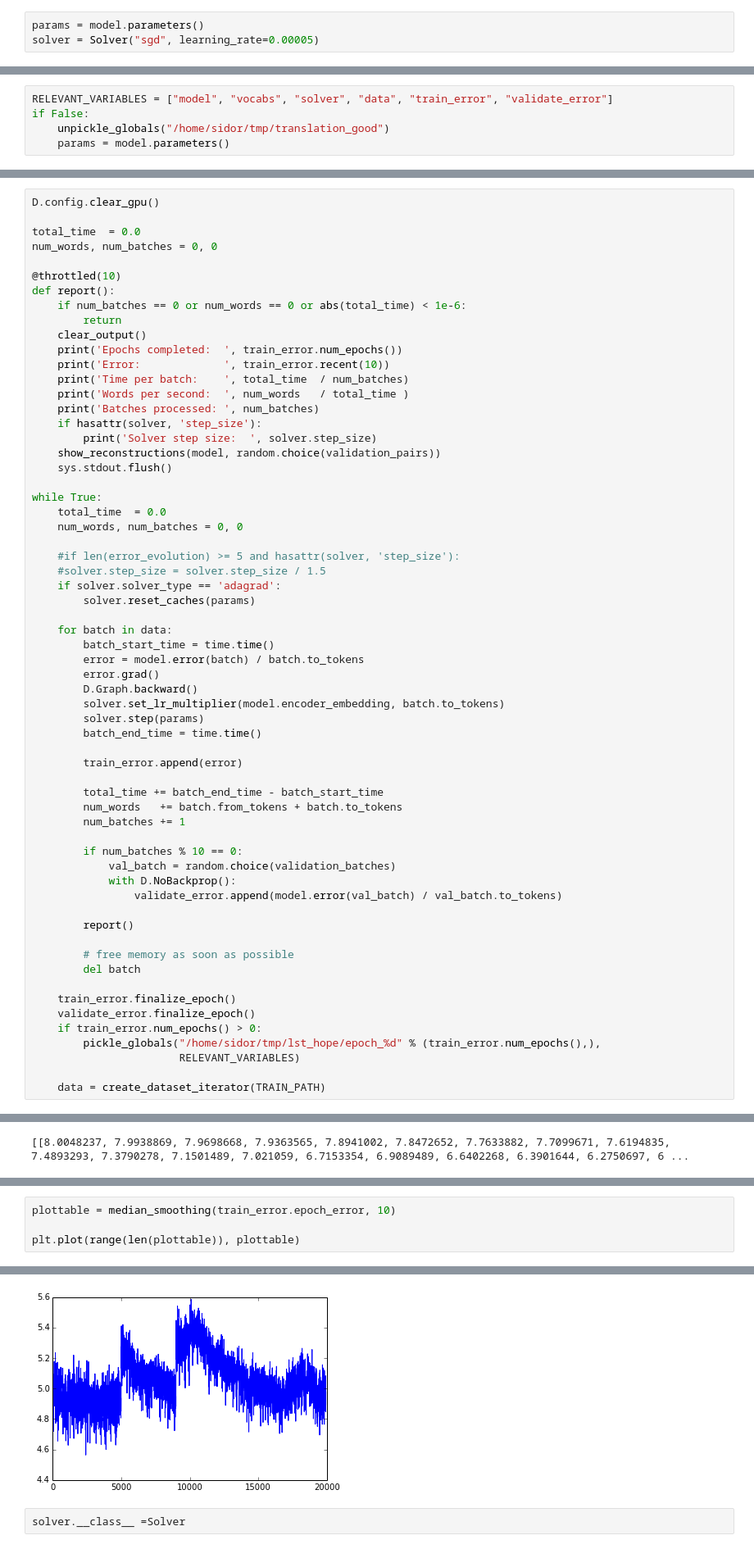
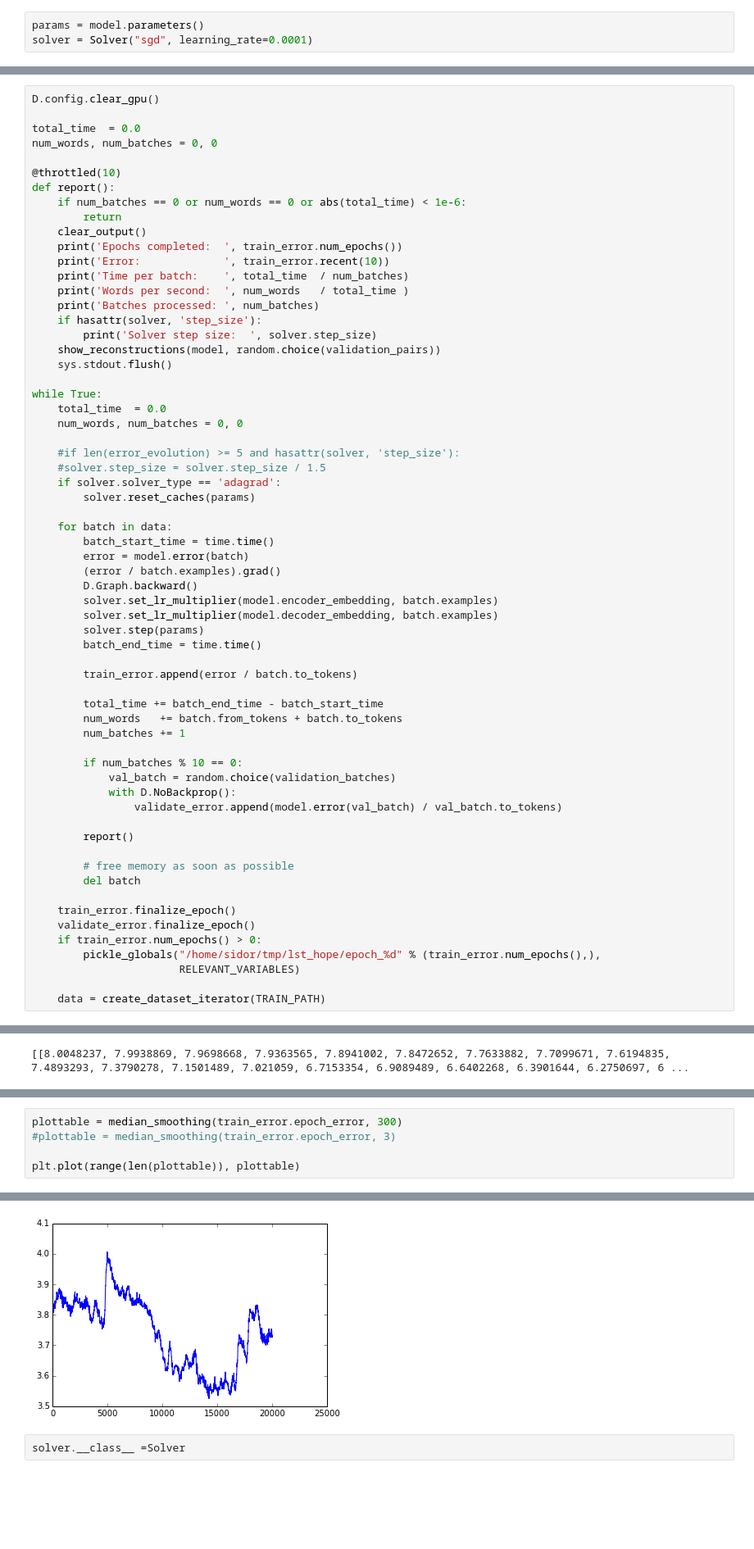
Before and after one commit to dali-ml/dali-cython, a Jupyter notebook: notebooks/Machine Translation.ipynb, the cells around one changed output, grey strips where cells are left out. Shown at 82% size. Drawn from its saved outputs; the diff is of its cells as text; blank space fills up the shorter version.

```diff
--- a/notebooks/Machine Translation.ipynb
+++ b/notebooks/Machine Translation.ipynb
@@ -205,7 +215,7 @@ def show_reconstructions(model, example_pair):
 model  = TranslationModel(INPUT_SIZE, HIDDENS, len(vocabs[0]), len(vocabs[1]), softmax_input_size=SOFTMAX_INPUT)
 # %%
 params = model.parameters()
-solver = Solver("sgd", learning_rate=0.00005)
+solver = Solver("sgd", learning_rate=0.0001)
 # %%
 data             = []
 train_error      = ErrorTracker()
@@ -215,8 +223,3 @@ validate_error   = ErrorTracker()
-# %%
-RELEVANT_VARIABLES = ["model", "vocabs", "solver", "data", "train_error", "validate_error"]
-if False:
-    unpickle_globals("/home/sidor/tmp/translation_good")
-    params = model.parameters()
 # %% [markdown]
 # Training
 # %%
@@ -251,14 +254,15 @@ while True:
 
     for batch in data:
         batch_start_time = time.time()
-        error = model.error(batch) / batch.to_tokens
-        error.grad()
+        error = model.error(batch)
+        (error / batch.examples).grad()
         D.Graph.backward()
-        solver.set_lr_multiplier(model.encoder_embedding, batch.to_tokens)
+        solver.set_lr_multiplier(model.encoder_embedding, batch.examples)
+        solver.set_lr_multiplier(model.decoder_embedding, batch.examples)
         solver.step(params)
         batch_end_time = time.time()
 
-        train_error.append(error)
+        train_error.append(error / batch.to_tokens)
 
         total_time += batch_end_time - batch_start_time
         num_words   += batch.from_tokens + batch.to_tokens
@@ -363,12 +361,13 @@ plt.plot(range(len(r)), r)
 [<matplotlib.lines.Line2D at 0x...>]
 [figure]
 # %%
-plottable = median_smoothing(train_error.epoch_error, 10)
+plottable = median_smoothing(train_error.epoch_error, 300)
+#plottable = median_smoothing(train_error.epoch_error, 3)
 
 plt.plot(range(len(plottable)), plottable)
 # %% [output]
 [<matplotlib.lines.Line2D at 0x...>]
-[figure, old version]
+[figure, new version]
 # %%
 solver.__class__ =Solver
 # %%
```
Also changed, not shown: parts of 9 cells of this notebook, 4 other files.
